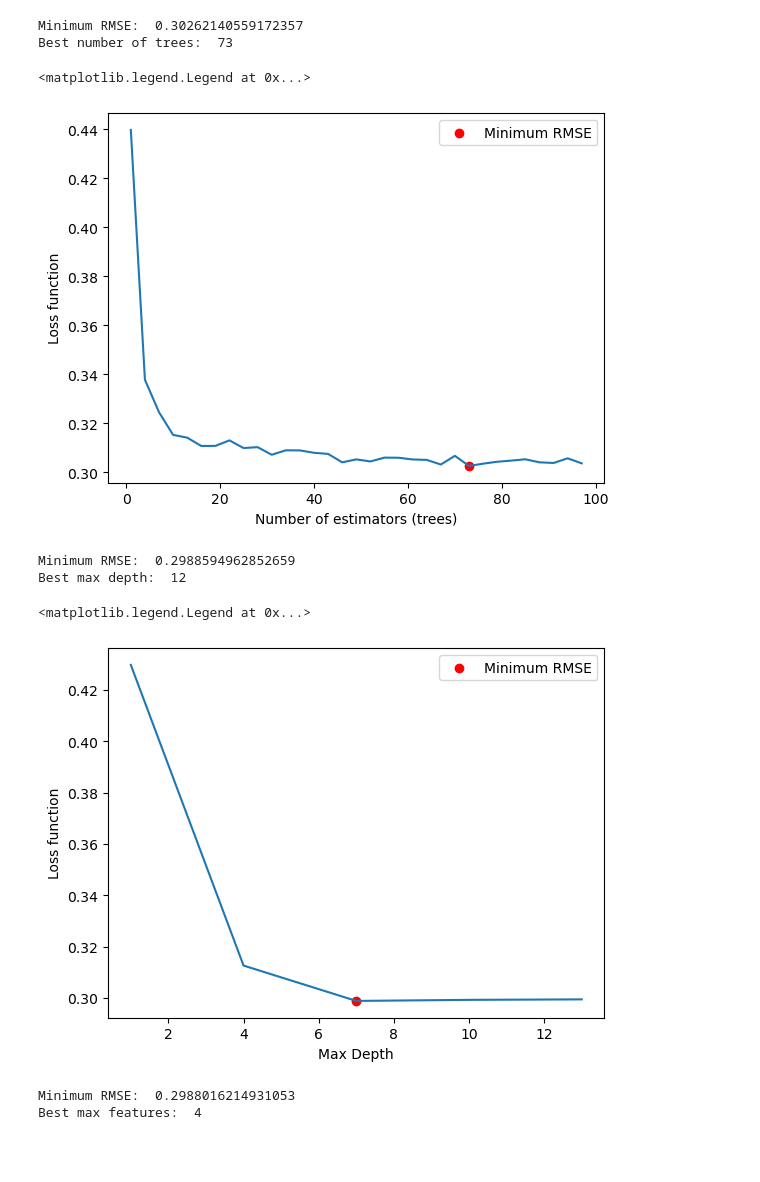
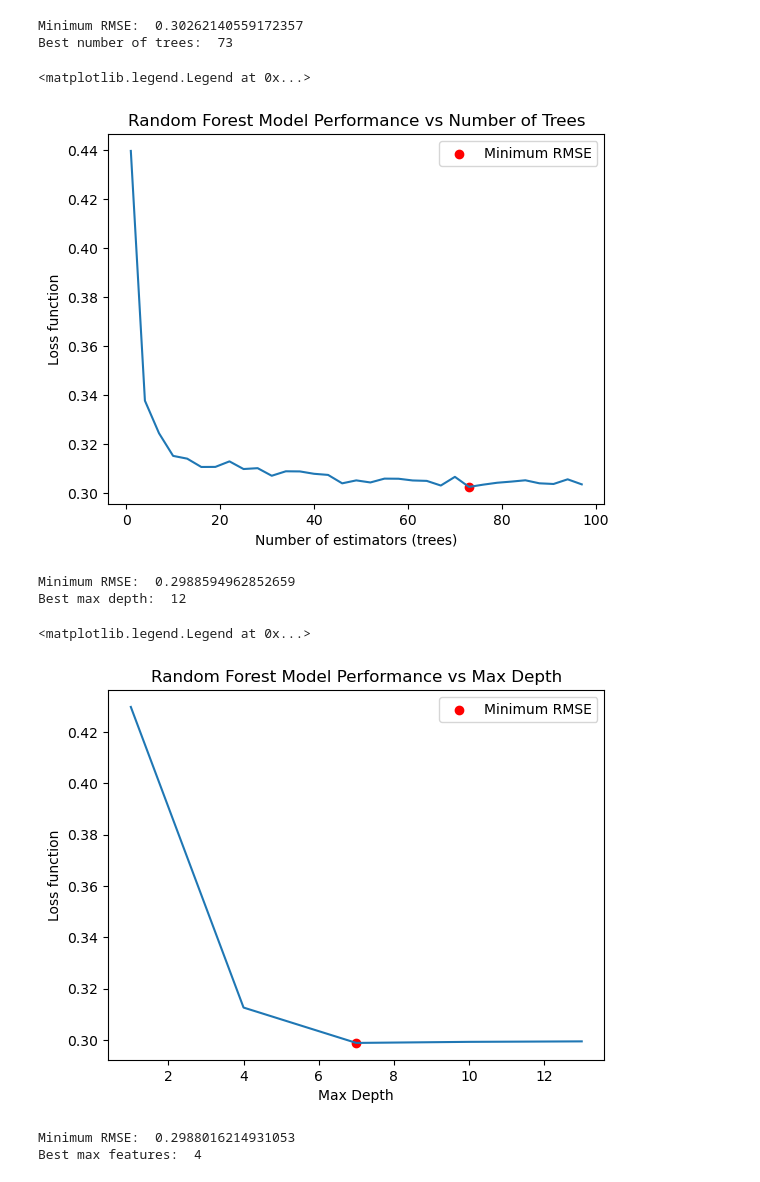
Before and after one commit to DaveD-BU/DX699-2025-spring-B2, a Jupyter notebook: OMDS-ModB2-Week11-Davis-David.ipynb, the cells around one changed output. Saved outputs shown, nothing was run; the diff lists cells and outputs as text; code cells hidden in the pictures; blank space fills up the shorter version.

```diff
--- a/OMDS-ModB2-Week11-Davis-David.ipynb
+++ b/OMDS-ModB2-Week11-Davis-David.ipynb
@@ -178,12 +178,13 @@ Best number of trees:  73
 # %%
 plt.plot(range(1, 100, 3), num_trees_lst_ci)
 plt.scatter(range(1, 100, 3)[num_trees_lst_ci.index(min_rmse_ci)], min_rmse_ci, color='red', label='Minimum RMSE')
 plt.xlabel("Number of estimators (trees)")
 plt.ylabel("Loss function")
+plt.title("Random Forest Model Performance vs Number of Trees")
 plt.legend()
 # %% [output]
 <matplotlib.legend.Legend at 0x...>
-[figure, old version]
+[figure, new version]
 # %%
 max_depth_lst_ci = list()
 for max_depth_value in  range(1, 15, 3):
@@ -202,10 +203,11 @@ plt.plot(range(1, 15, 3), max_depth_lst_ci)
 plt.scatter(range(1, 15, 3)[max_depth_lst_ci.index(min_rmse_ci_md)], min_rmse_ci_md, color='red', label='Minimum RMSE')
 plt.xlabel("Max Depth")
 plt.ylabel("Loss function")
+plt.title("Random Forest Model Performance vs Max Depth")
 plt.legend()
 # %% [output]
 <matplotlib.legend.Legend at 0x...>
-[figure, old version]
+[figure, new version]
 # %%
 max_features_lst_ci = list()
 for max_features_value in  range(2, 18, 2):
```
Also changed, not shown: parts of 2 cells of this notebook, 1 other file.
